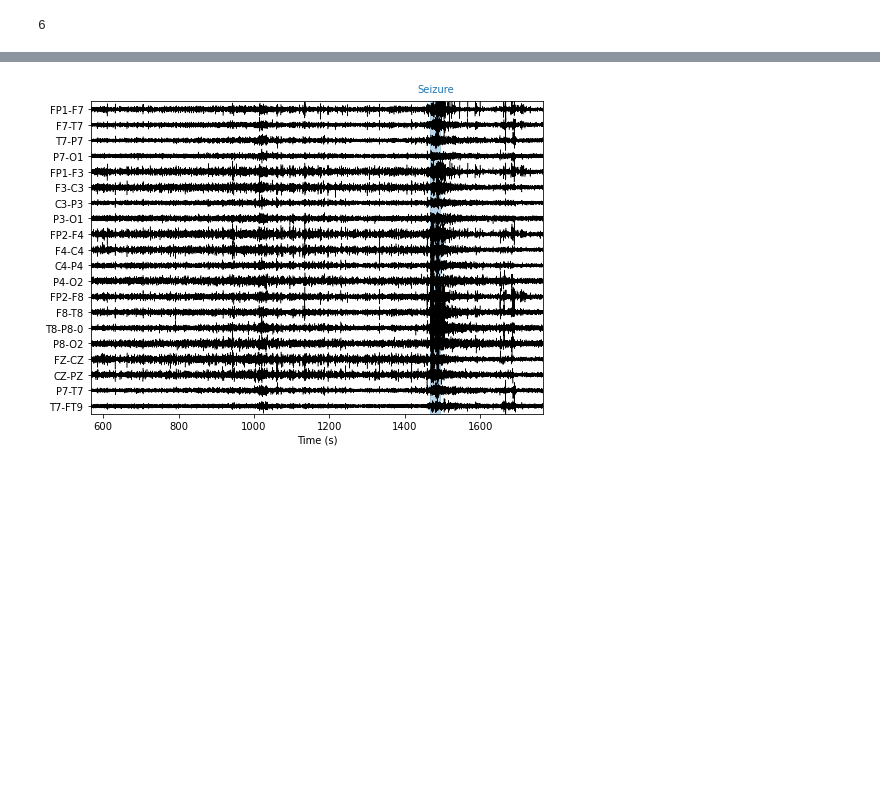
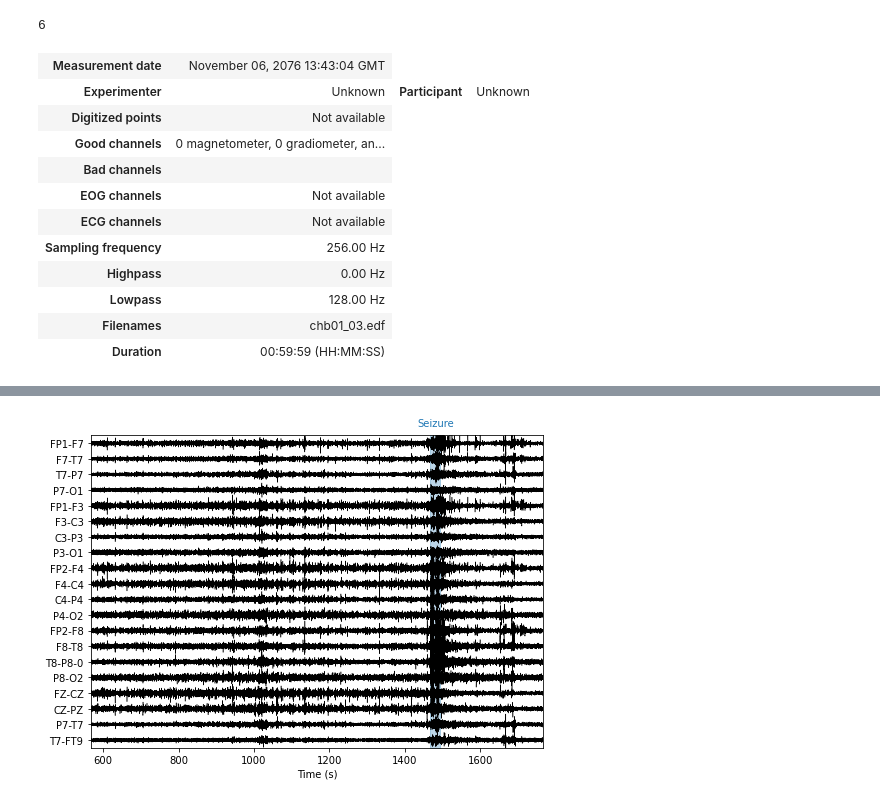
Before and after one commit to samisnotinsane/chbmit-seizure-prediction, a Jupyter notebook: feature_extraction/chb01_preictal_AR.ipynb, the cells around one changed output, grey strips where cells are left out. Cells and saved outputs as stored; diff of their text form; code cells hidden in the pictures; blank space fills up the shorter version.

```diff
--- a/feature_extraction/chb01_preictal_AR.ipynb
+++ b/feature_extraction/chb01_preictal_AR.ipynb
@@ -60,3 +60,21 @@ raws[5].set_annotations(mne.Annotations(1862, 101, 'Seizure'));
 # raw_crop_4 = raws[3].copy().crop(tmin=115, tmax=1015+300)
 # raw_crop_5 = raws[4].copy().crop(tmin=820, tmax=1720+300)
 # raw_crop_6 = raws[5].copy().crop(tmin=962, tmax=1862+300)
+# %%
+annot = mne.Annotations(onset=[0, 2996, 2996-900],
+                        duration=[2996-900, 100, 900],
+                        description=['Interictal', 'Ictal', 'Preictal'])
+raws[0].set_annotations(annot)
+# %% [output]
+| Measurement date | November 06, 2076 13:43:04 GMT |
+| Experimenter | Unknown | Participant | Unknown |
+| Digitized points | Not available |
+| Good channels | 0 magnetometer, 0 gradiometer, an... |
+| Bad channels |  |
+| EOG channels | Not available |
+| ECG channels | Not available |
+| Sampling frequency | 256.00 Hz |
+| Highpass | 0.00 Hz |
+| Lowpass | 128.00 Hz |
+| Filenames | chb01_03.edf |
+| Duration | 00:59:59 (HH:MM:SS) |
```
Also changed, not shown: parts of 6 cells of this notebook, 13 other files.
